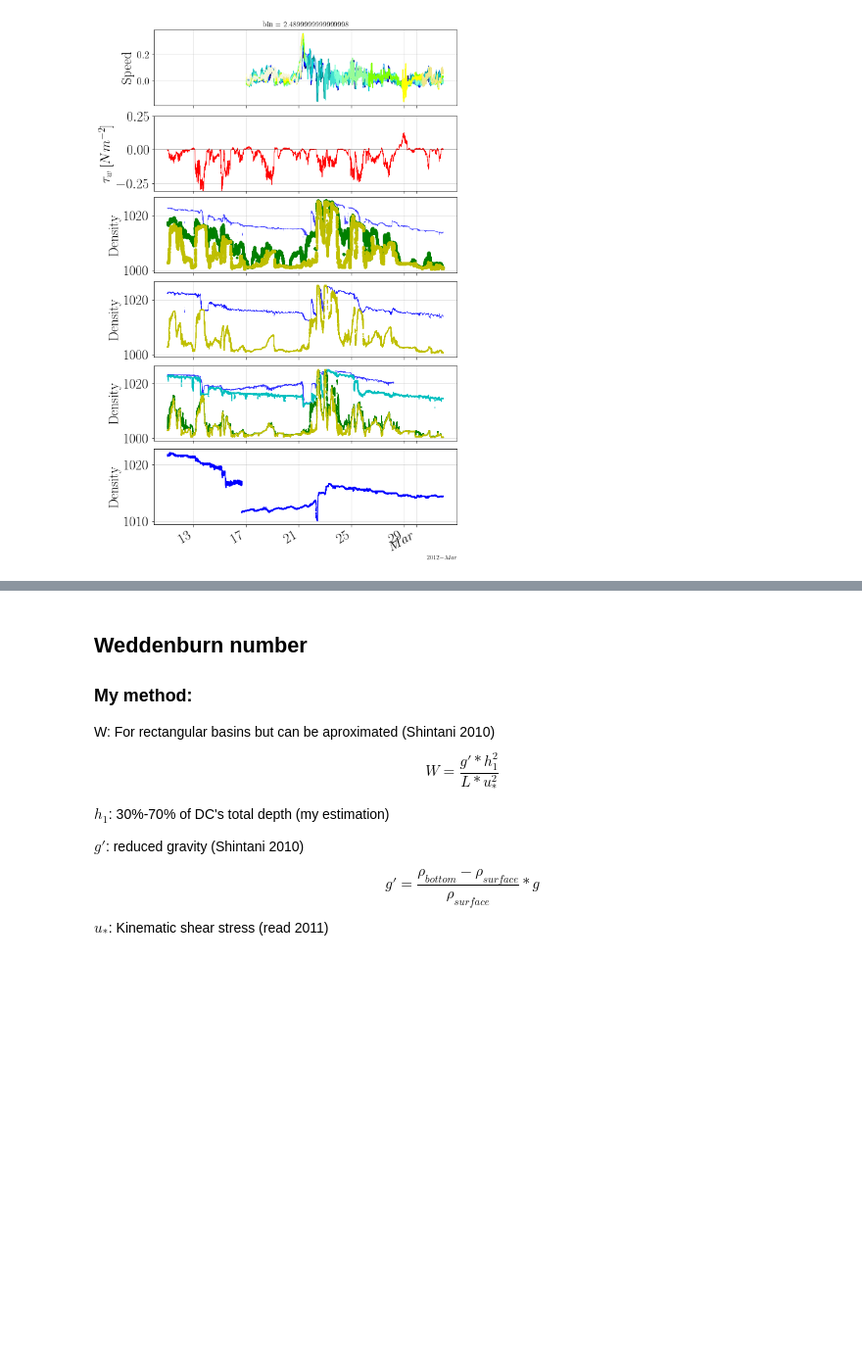
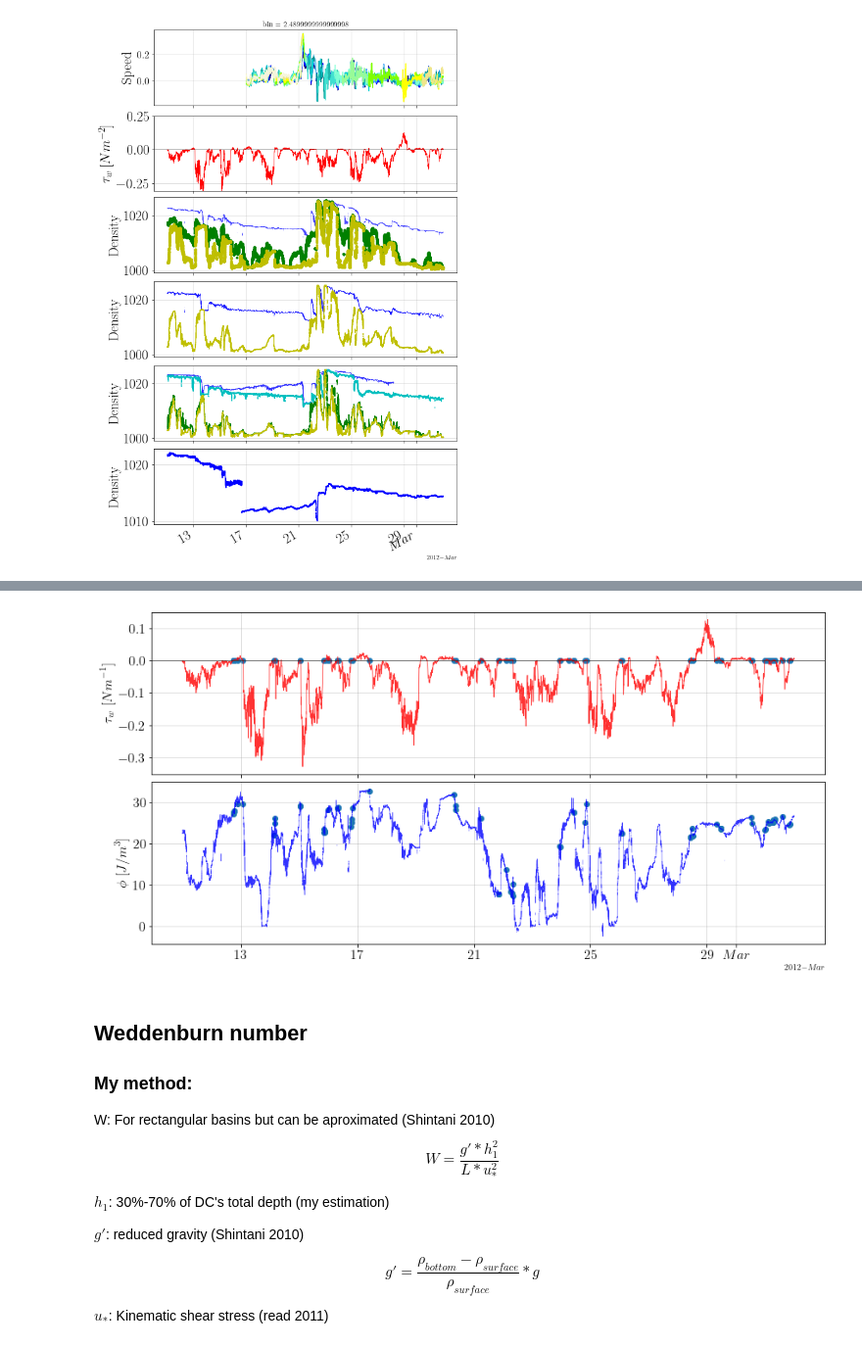
Before and after one commit to Dhannai/Thesis, a Jupyter notebook: febmar/lake_mixing-stratification_indices.ipynb, the cells around one changed output, grey strips where cells are left out. Shown at 98% size. Cells and saved outputs as stored; diff of their text form; code cells hidden in the pictures; blank space fills up the shorter version.

Commit message:
avance en graficos

```diff
--- a/febmar/lake_mixing-stratification_indices.ipynb
+++ b/febmar/lake_mixing-stratification_indices.ipynb
@@ -486,0 +540,11 @@ plt.show()
+# %%
+## puntos tau = 0
+d = []
+n = len(wdf)
+for i in range(n):
+    if 0.00005>wdf[i] and -0.00005<wdf[i]:
+        t = wdf.index[i]
+        p = wdf[i]
+        d.append(np.asarray([t, p]))
+# %%
+d = np.asarray(d)
@@ -487,3 +567,44 @@ plt.show()
+# %%
+fig, (ax3, ax2) = plt.subplots(nrows=2, figsize=(12, 6), constrained_layout=True, sharex=True)
+
+#Formato fecha
+locator = mdates.AutoDateLocator()
+formatter = mdates.ConciseDateFormatter(locator)
+
+#Grafico de profundidad y densidad (color map) NM
+
+
+ax3.set_ylabel(r"$\tau_w$ "
+          r"$\displaystyle[Nm^{-1}]$",
+          fontsize=16)
+ax3.plot(wdf.index, wdf.values, color='r', alpha=0.8, linewidth=0.8, label='u')
+ax3.scatter(d[:,0], d[:,1])
+ax3.axhline(y=0, color='k', linewidth=0.5)
+ax3.xaxis.set_tick_params(labelsize=16)
+ax3.yaxis.set_tick_params(labelsize=16)
+ax3.grid(alpha=0.5)
+# ax3.text(pd.to_datetime('2012-1-25 00:00:00'), 9.4, 'dirección mar adentro',
+#           fontsize=16)
+# ax3.text(pd.to_datetime('2012-1-25 00:00:00'), -12.5, 'dirección tierra adentro',
+#           fontsize=16)
+
+
+ax2.set_ylabel(r"$\phi$ "
+          r"$\displaystyle[J/m^3]$",
+          fontsize=16)
+
+ax2.plot(nm.time, nm_pot, c='b', alpha=0.8, linewidth=0.5)
+ax2.scatter(nm_phi.loc[d[:, 0]].index, nm_phi.loc[d[:, 0]].values)
+
+ax2.xaxis.set_tick_params(labelsize=16)
+ax2.yaxis.set_tick_params(labelsize=16)
+ax2.grid(alpha=0.5)
+
+# Ajustar formato fecha
+ax2.xaxis.set_major_locator(locator)
+ax2.xaxis.set_major_formatter(formatter)
+# %% [output]
+[figure, added]
 # %% [markdown]
 ## Weddenburn number
 
```
Also changed, not shown: parts of 5 cells of this notebook, 4 other files.
